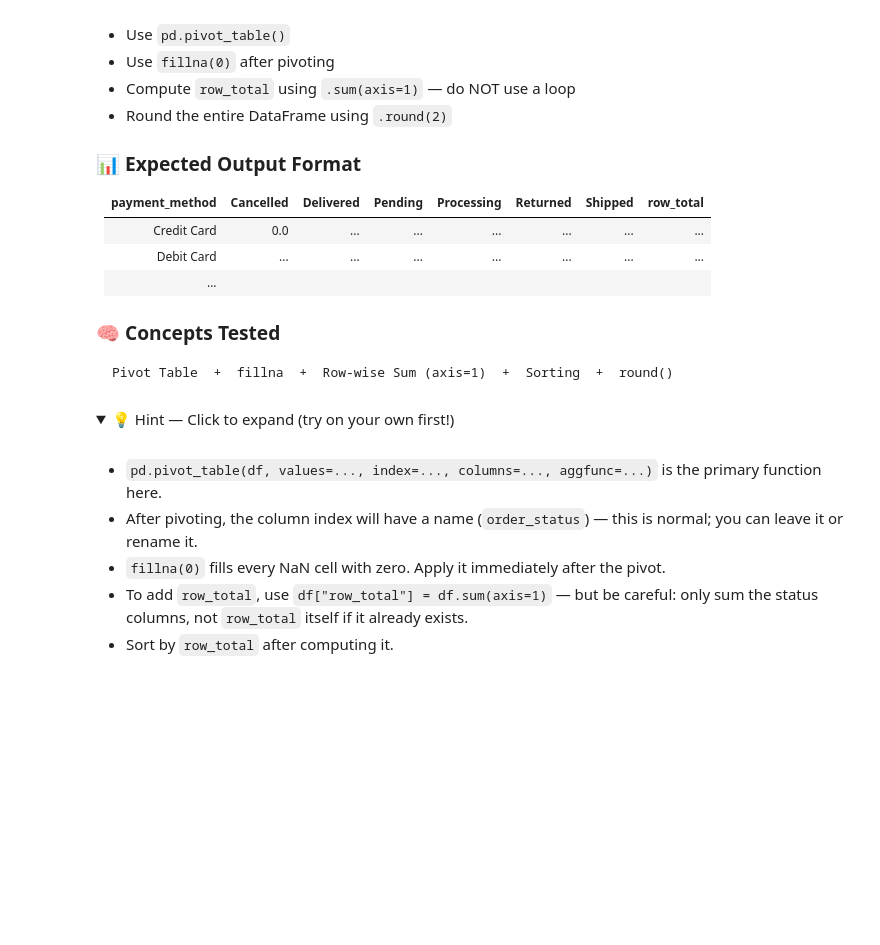
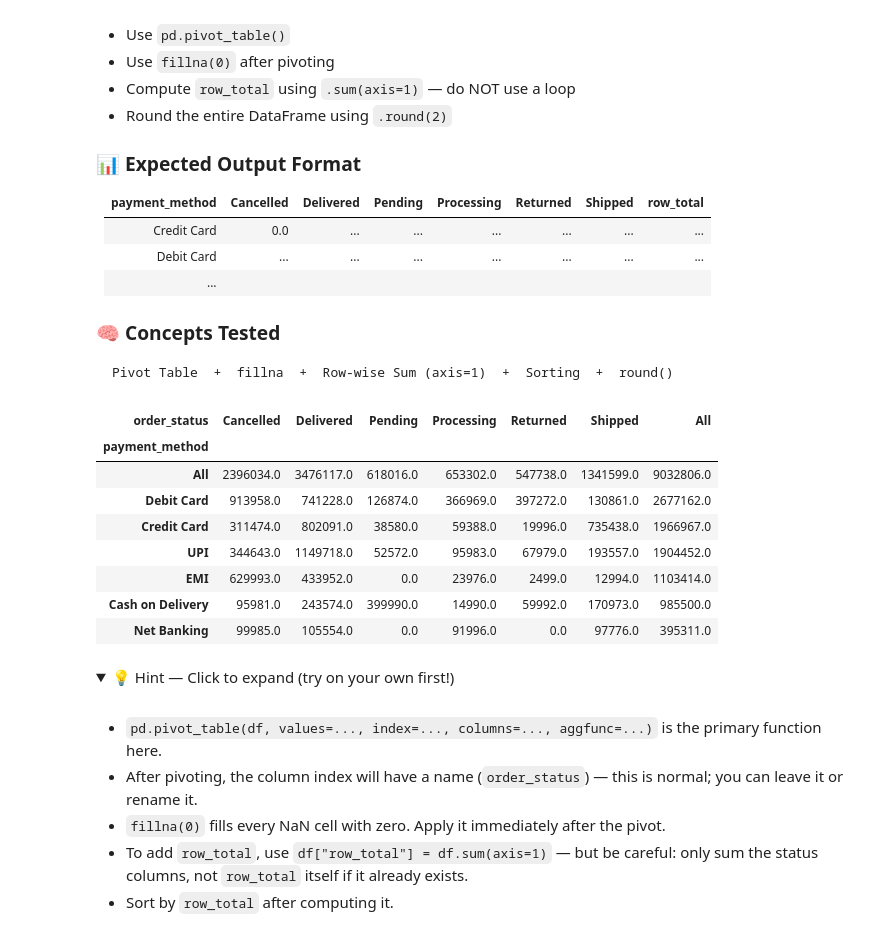
Before and after one commit to abhishekkatewaofficial-lab/Machine-Learning, a Jupyter notebook: Notes/Pandas/4. Practice/Pandas_Practice_Series_Notebook_01.ipynb, the cells around one changed output. Saved outputs shown, nothing was run; the diff lists cells and outputs as text; code cells hidden in the pictures; folded sections open; blank space fills up the shorter version.

````diff
--- a/Notes/Pandas/4. Practice/Pandas_Practice_Series_Notebook_01.ipynb
+++ b/Notes/Pandas/4. Practice/Pandas_Practice_Series_Notebook_01.ipynb
@@ -906,6 +1088,43 @@ From the `orders` DataFrame:
 ```
 Pivot Table  +  fillna  +  Row-wise Sum (axis=1)  +  Sorting  +  round()
 ```
+# %%
+# Step1: Make Copy
+
+result = orders.copy()
+
+# Step2: Create the pivot table
+
+result = pd.pivot_table(
+    data=result,
+    index="payment_method",
+    columns="order_status",
+    values="amount_inr",
+    aggfunc="sum",
+    fill_value=0,
+    margins=True
+)
+
+# Step3: Final
+
+result = result.sort_values(
+    by="All",
+    ascending=False,
+    axis=0
+).round(2)
+
+
+display(result)
+# %% [output]
+| order_status | Cancelled | Delivered | Pending | Processing | Returned | Shipped | All |
+| payment_method |  |  |  |  |  |  |  |
+| All | 2396034.0 | 3476117.0 | 618016.0 | 653302.0 | 547738.0 | 1341599.0 | 9032806.0 |
+| Debit Card | 913958.0 | 741228.0 | 126874.0 | 366969.0 | 397272.0 | 130861.0 | 2677162.0 |
+| Credit Card | 311474.0 | 802091.0 | 38580.0 | 59388.0 | 19996.0 | 735438.0 | 1966967.0 |
+| UPI | 344643.0 | 1149718.0 | 52572.0 | 95983.0 | 67979.0 | 193557.0 | 1904452.0 |
+| EMI | 629993.0 | 433952.0 | 0.0 | 23976.0 | 2499.0 | 12994.0 | 1103414.0 |
+| Cash on Delivery | 95981.0 | 243574.0 | 399990.0 | 14990.0 | 59992.0 | 170973.0 | 985500.0 |
+| Net Banking | 99985.0 | 105554.0 | 0.0 | 91996.0 | 0.0 | 97776.0 | 395311.0 |
 # %% [markdown]
 <details>
 <summary>💡 Hint — Click to expand (try on your own first!)</summary>
````
Also changed, not shown: parts of 7 cells of this notebook.
